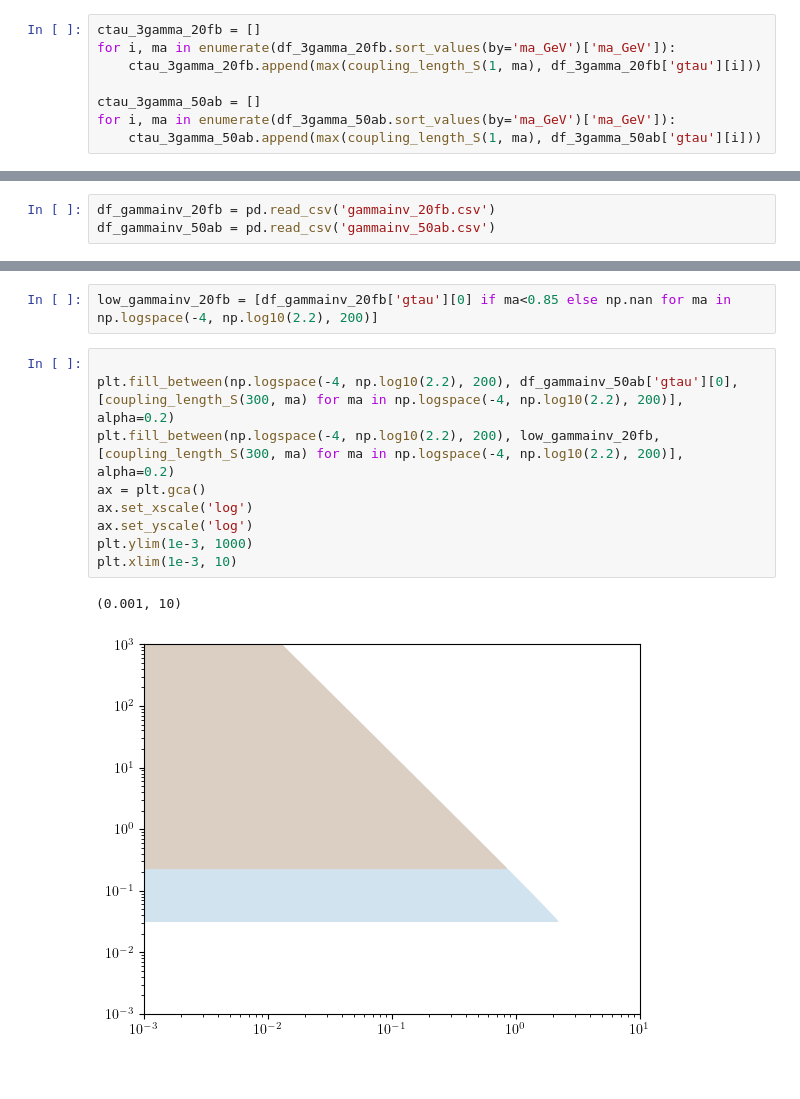
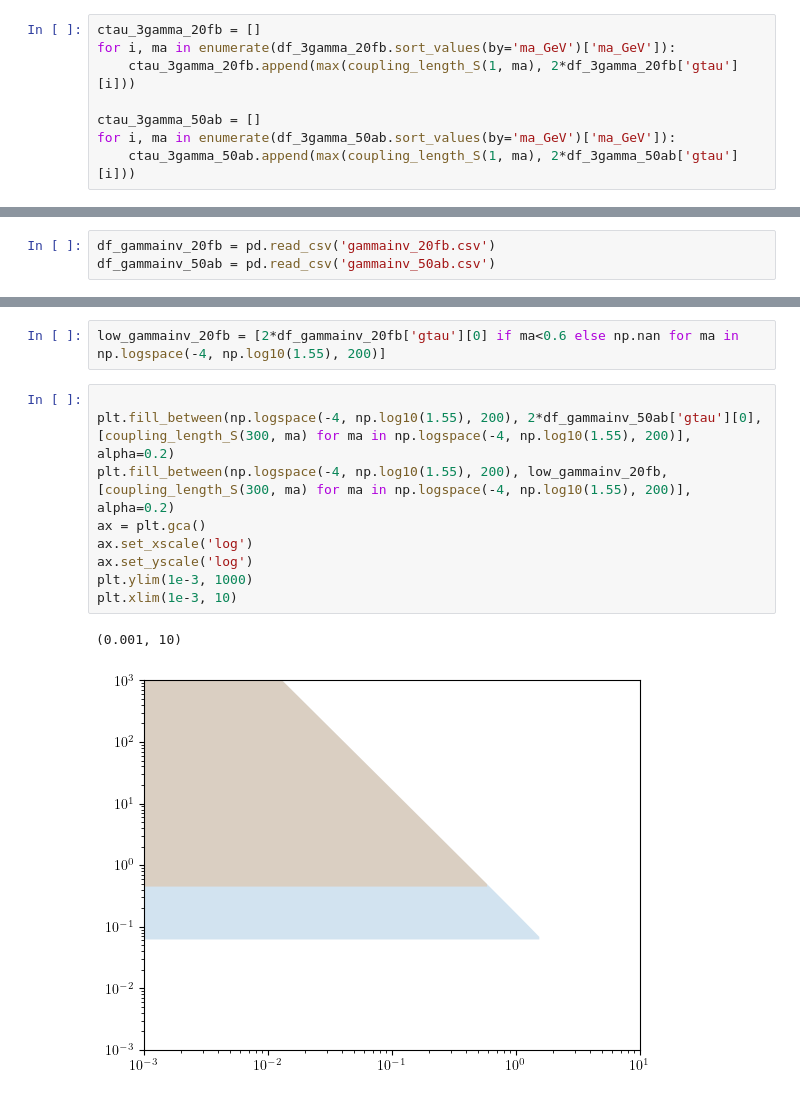
Before and after one commit to Jorge-Alda/tauALPs, a Jupyter notebook: Scalar/BelleII/belleII.ipynb, the cells around one changed output, grey strips where cells are left out. Drawn from its saved outputs; the diff is of its cells as text.

```diff
--- a/Scalar/BelleII/belleII.ipynb
+++ b/Scalar/BelleII/belleII.ipynb
@@ -104,11 +104,11 @@ plt.xlim(1e-4, 2e-3*mtau)
 # %%
 ctau_3gamma_20fb = []
 for i, ma in enumerate(df_3gamma_20fb.sort_values(by='ma_GeV')['ma_GeV']):
-    ctau_3gamma_20fb.append(max(coupling_length_S(1, ma), df_3gamma_20fb['gtau'][i]))
+    ctau_3gamma_20fb.append(max(coupling_length_S(1, ma), 2*df_3gamma_20fb['gtau'][i]))
 
 ctau_3gamma_50ab = []
 for i, ma in enumerate(df_3gamma_50ab.sort_values(by='ma_GeV')['ma_GeV']):
-    ctau_3gamma_50ab.append(max(coupling_length_S(1, ma), df_3gamma_50ab['gtau'][i]))
+    ctau_3gamma_50ab.append(max(coupling_length_S(1, ma), 2*df_3gamma_50ab['gtau'][i]))
 # %%
 interp_3gamma_20fb = CubicSpline(df_3gamma_20fb.sort_values(by='ma_GeV')['ma_GeV'], ctau_3gamma_20fb)
 interp_3gamma_50ab = CubicSpline(df_3gamma_50ab.sort_values(by='ma_GeV')['ma_GeV'], ctau_3gamma_50ab)
@@ -151,16 +151,16 @@ plt.ylim(1e-3, 1e3)
 # %%
-low_gammainv_20fb = [df_gammainv_20fb['gtau'][0] if ma<0.85 else np.nan for ma in np.logspace(-4, np.log10(2.2), 200)]
+low_gammainv_20fb = [2*df_gammainv_20fb['gtau'][0] if ma<0.6 else np.nan for ma in np.logspace(-4, np.log10(1.55), 200)]
 # %%
 
-plt.fill_between(np.logspace(-4, np.log10(2.2), 200), df_gammainv_50ab['gtau'][0], [coupling_length_S(300, ma) for ma in np.logspace(-4, np.log10(2.2), 200)], alpha=0.2)
-plt.fill_between(np.logspace(-4, np.log10(2.2), 200), low_gammainv_20fb, [coupling_length_S(300, ma) for ma in np.logspace(-4, np.log10(2.2), 200)], alpha=0.2)
+plt.fill_between(np.logspace(-4, np.log10(1.55), 200), 2*df_gammainv_50ab['gtau'][0], [coupling_length_S(300, ma) for ma in np.logspace(-4, np.log10(1.55), 200)], alpha=0.2)
+plt.fill_between(np.logspace(-4, np.log10(1.55), 200), low_gammainv_20fb, [coupling_length_S(300, ma) for ma in np.logspace(-4, np.log10(1.55), 200)], alpha=0.2)
 ax = plt.gca()
 ax.set_xscale('log')
 ax.set_yscale('log')
 plt.ylim(1e-3, 1000)
 plt.xlim(1e-3, 10)
 # %% [output]
 (0.001, 10)
-[figure, old version]
+[figure, new version]
 # %%
 pd.DataFrame({
```
Also changed, not shown: parts of 5 cells of this notebook, 5 other files.
